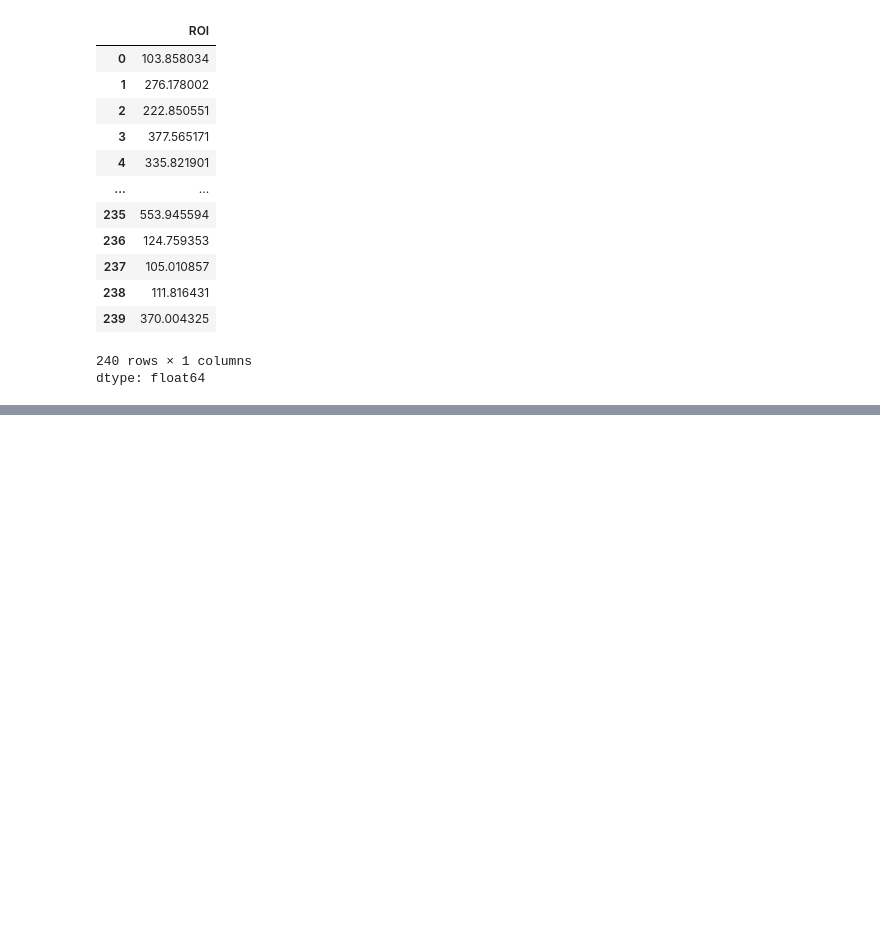
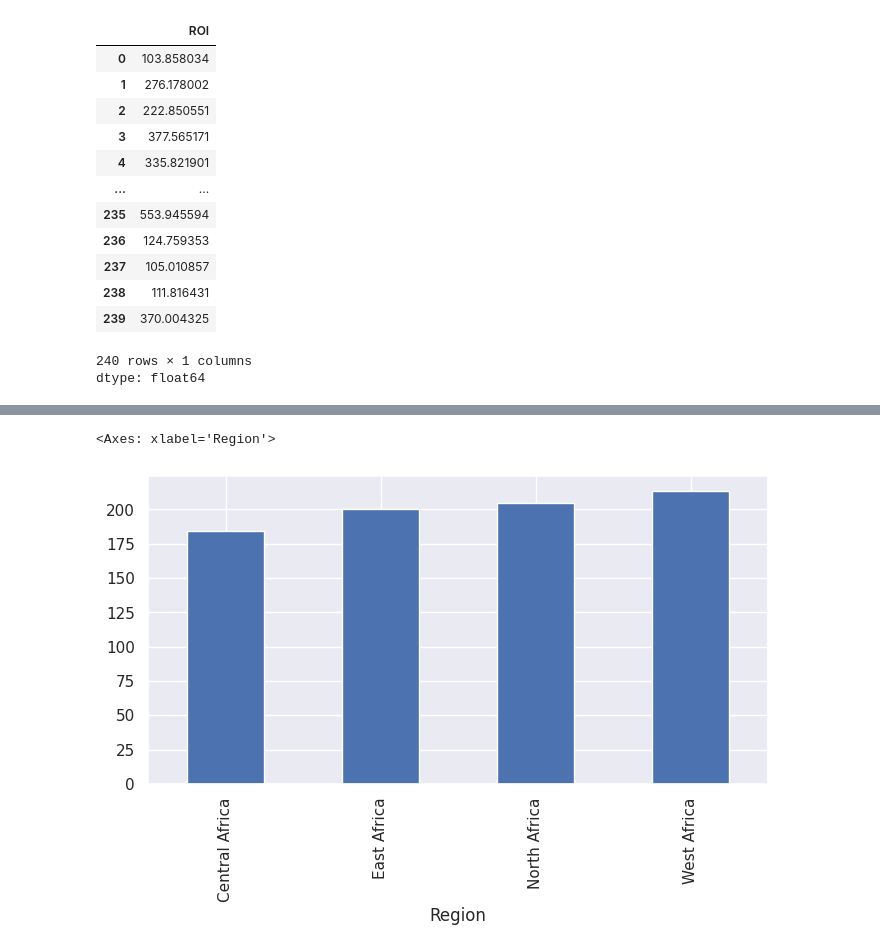
Before and after one commit to coumbacoulibaly/Revenue-Growth-and-Margin-Analysis, a Jupyter notebook: Revenue_Growth_and_Margin_Analysis_for_a_Startup.ipynb, the cells around one changed output, grey strips where cells are left out. Cells and saved outputs as stored; diff of their text form; code cells hidden in the pictures; blank space fills up the shorter version.

```diff
--- a/Revenue_Growth_and_Margin_Analysis_for_a_Startup.ipynb
+++ b/Revenue_Growth_and_Margin_Analysis_for_a_Startup.ipynb
@@ -321,0 +395,7 @@ dtype: float64
+# %%
+#ROI by Region
+ROI_by_region = df.groupby('Region')['ROI'].mean()
+ROI_by_region.plot(kind='bar', figsize=(8,4))
+# %% [output]
+<Axes: xlabel='Region'>
+[figure, added]
```
Also changed, not shown: parts of 18 cells of this notebook.
